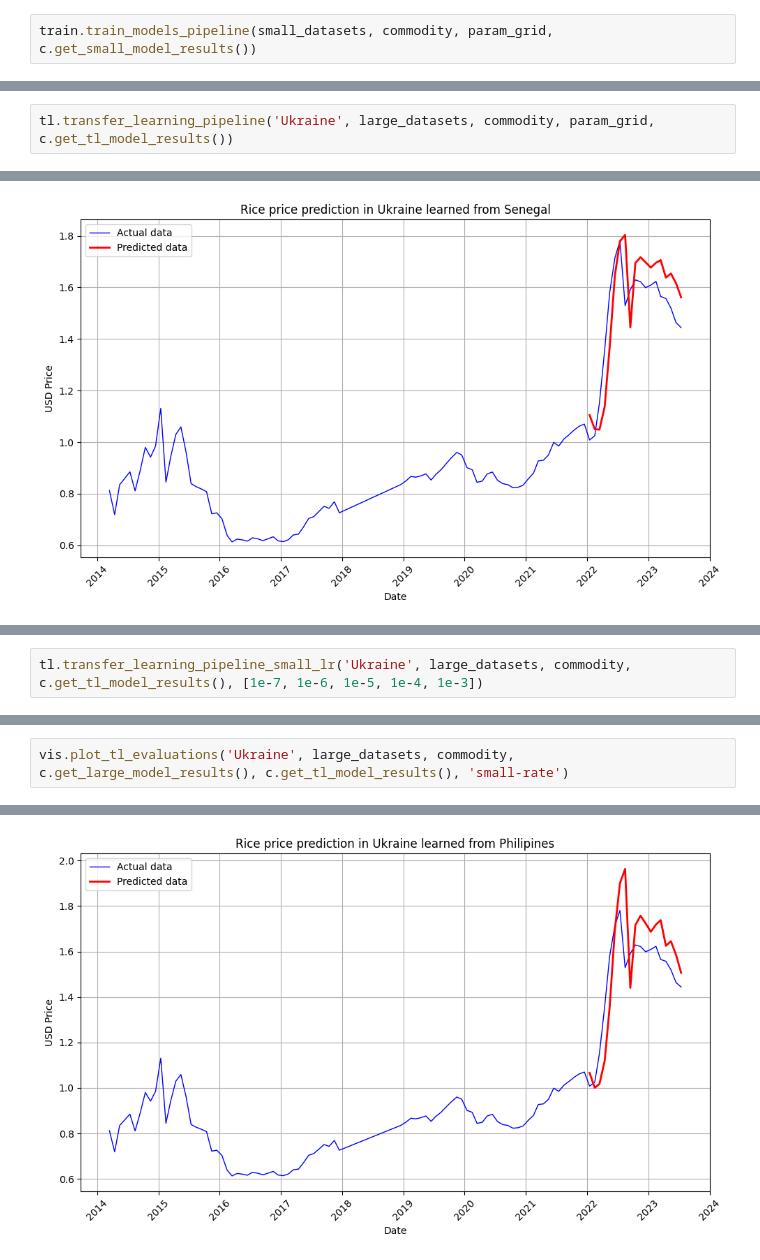
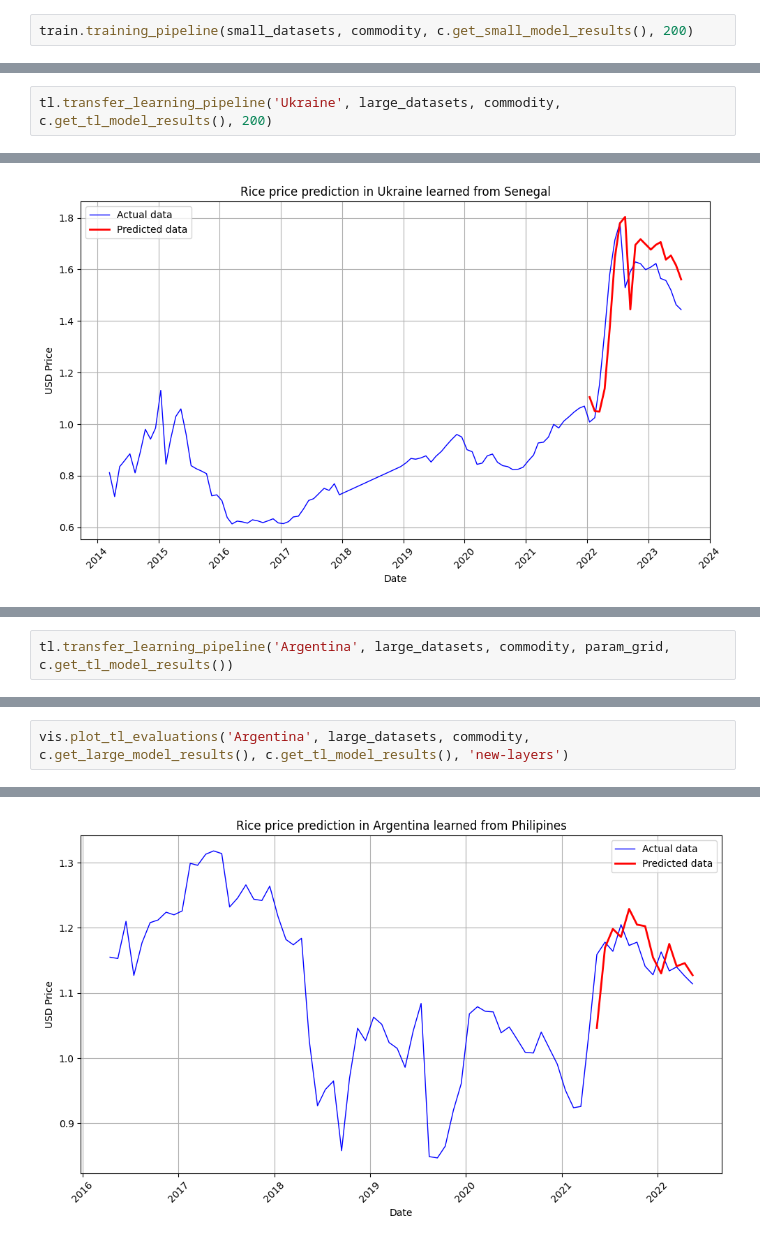
Before and after one commit to JanaJankovic/transfer-learning, a Jupyter notebook: src/model.ipynb, the cells around one changed output, grey strips where cells are left out. Cells and saved outputs as stored; diff of their text form.

Commit message:
change random to bayesian search add final plot

```diff
--- a/src/model.ipynb
+++ b/src/model.ipynb
@@ -70,7 +66,7 @@ vis.plot_evaluations(large_datasets, commodity, c.get_large_model_results())
 2/2 [==============================] - 1s 35ms/step
 [figure]
 # %%
-train.train_models_pipeline(small_datasets, commodity, param_grid, c.get_small_model_results())
+train.training_pipeline(small_datasets, commodity, c.get_small_model_results(), 200)
 # %% [output]
 KeyboardInterrupt:
 # %%
@@ -85,5 +81,5 @@ vis.plot_evaluations(small_datasets, commodity, c.get_small_model_results())
 # %% [markdown]
 # Transfer learning with adding new layers
 # %%
-tl.transfer_learning_pipeline('Ukraine', large_datasets, commodity, param_grid, c.get_tl_model_results())
+tl.transfer_learning_pipeline('Ukraine', large_datasets, commodity, c.get_tl_model_results(), 200)
 # %% [output]
@@ -228,2 +122,0 @@ vis.plot_tl_evaluations('Ukraine', large_datasets, commodity, c.get_large_model_
-# %%
-tl.transfer_learning_pipeline_small_lr('Ukraine', large_datasets, commodity, c.get_tl_model_results(), [1e-7, 1e-6, 1e-5, 1e-4, 1e-3])
@@ -237,0 +123,2 @@ Transfer learning MAE: 0.15487222525947972
+# %%
+tl.transfer_learning_pipeline('Argentina', large_datasets, commodity, param_grid, c.get_tl_model_results())
@@ -238,3 +245,3 @@ Transfer learning MAE: 0.15487222525947972
 # %%
-vis.plot_tl_evaluations('Ukraine', large_datasets, commodity, c.get_large_model_results(), c.get_tl_model_results(), 'small-rate')
+vis.plot_tl_evaluations('Argentina', large_datasets, commodity, c.get_large_model_results(), c.get_tl_model_results(), 'new-layers')
 # %% [output]
@@ -252 +259 @@ vis.plot_tl_evaluations('Ukraine', large_datasets, commodity, c.get_large_model_
-[figure, old version]
+[figure, new version]
```
Also changed, not shown: parts of 10 cells of this notebook, 23 other files.
